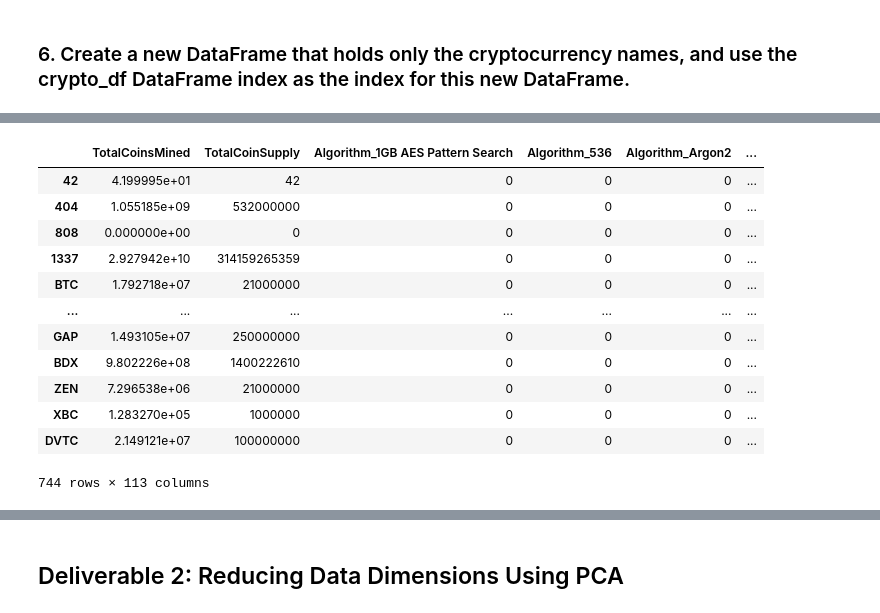
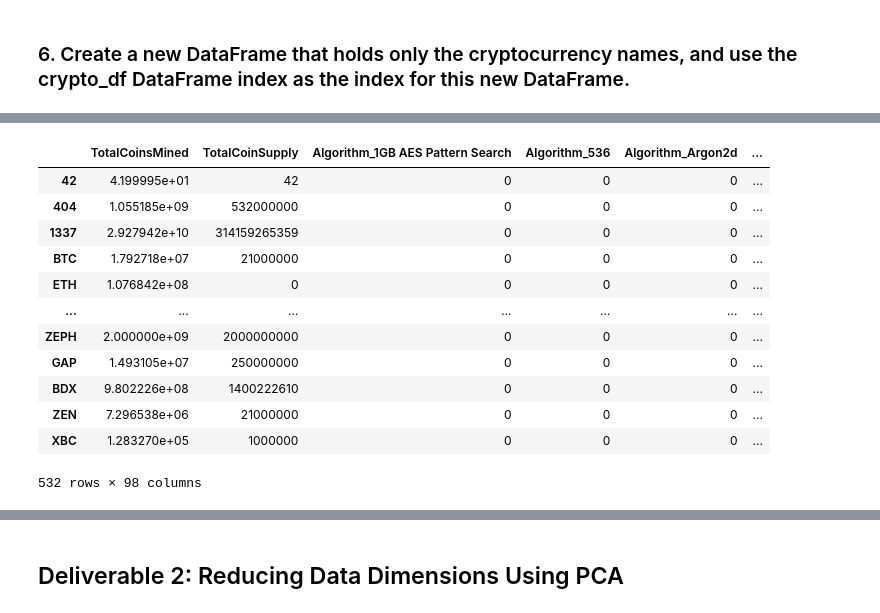
Before and after one commit to yessiez/Cryptocurrencies, a Jupyter notebook: crypto_clustering.ipynb, the cells around one changed output, grey strips where cells are left out. Cells and saved outputs as stored; diff of their text form; code cells hidden in the pictures.

```diff
--- a/crypto_clustering.ipynb
+++ b/crypto_clustering.ipynb
@@ -61,10 +57,11 @@ crypto_df[crypto_df["Algorithm"] != "N/A"]
 ### 3. Drop the `IsTrading` column.
 # %%
 # Remove the "IsTrading" column.
-crypto_df.drop(columns=["IsTrading"], inplace=True)
+crypto_df = crypto_df.drop(columns=["IsTrading"], axis=1)
 # %% [markdown]
 ### 4. Remove rows that have at least one null value.
 # %%
 # Remove rows that have at least 1 null value.
-crypto_df = crypto_df[crypto_df['TotalCoinsMined'].notna()]
+#crypto_df = crypto_df[crypto_df['TotalCoinsMined'].notna()]
 crypto_df = crypto_df.dropna()
+crypto_df.head()
@@ -72,5 +76,7 @@ crypto_df = crypto_df.dropna()
 ### 5. Filter the crypto_df DataFrame so it only has rows where coins have been mined.
 # %%
 # Keep the rows where coins are mined.
-crypto_df[crypto_df["TotalCoinsMined"]>0]
+crypto_df = crypto_df[crypto_df["TotalCoinsMined"]>0]
+print(crypto_df.shape)
+crypto_df.head()
 # %% [output]
@@ -100,3 +116,4 @@ coin_name = crypto_df["CoinName"]
 # %%
 # Drop the 'CoinName' column since it's not going to be used on the clustering algorithm.
-crypto_df.drop(columns=["CoinName"], inplace=True)
+crypto_df.drop(columns=["CoinName"], axis=1, inplace=True)
+crypto_df.head()
@@ -112,21 +127,21 @@ crypto_df.head()
 # %%
 # Use get_dummies() to create variables for text features.
-X = pd.get_dummies(crypto_df, columns=['Algorithm','ProofType'])
+X = pd.get_dummies(crypto_df, columns=['Algorithm','ProofType'], prefix_sep='_')
 X
 # %% [output]
-|  | TotalCoinsMined | TotalCoinSupply | Algorithm_1GB AES Pattern Search | Algorithm_536 | Algorithm_Argon2 | ... |
+|  | TotalCoinsMined | TotalCoinSupply | Algorithm_1GB AES Pattern Search | Algorithm_536 | Algorithm_Argon2d | ... |
 | 42 | 4.199995e+01 | 42 | 0 | 0 | 0 | ... |
 | 404 | 1.055185e+09 | 532000000 | 0 | 0 | 0 | ... |
-| 808 | 0.000000e+00 | 0 | 0 | 0 | 0 | ... |
 | 1337 | 2.927942e+10 | 314159265359 | 0 | 0 | 0 | ... |
 | BTC | 1.792718e+07 | 21000000 | 0 | 0 | 0 | ... |
+| ETH | 1.076842e+08 | 0 | 0 | 0 | 0 | ... |
 | ... | ... | ... | ... | ... | ... | ... |
+| ZEPH | 2.000000e+09 | 2000000000 | 0 | 0 | 0 | ... |
 | GAP | 1.493105e+07 | 250000000 | 0 | 0 | 0 | ... |
 | BDX | 9.802226e+08 | 1400222610 | 0 | 0 | 0 | ... |
 | ZEN | 7.296538e+06 | 21000000 | 0 | 0 | 0 | ... |
 | XBC | 1.283270e+05 | 1000000 | 0 | 0 | 0 | ... |
-| DVTC | 2.149121e+07 | 100000000 | 0 | 0 | 0 | ... |
-744 rows × 113 columns
+532 rows × 98 columns
 # %%
 # Standardize the data with StandardScaler
 X_scaled = StandardScaler().fit_transform(X)
```
Also changed, not shown: parts of 19 cells of this notebook.
